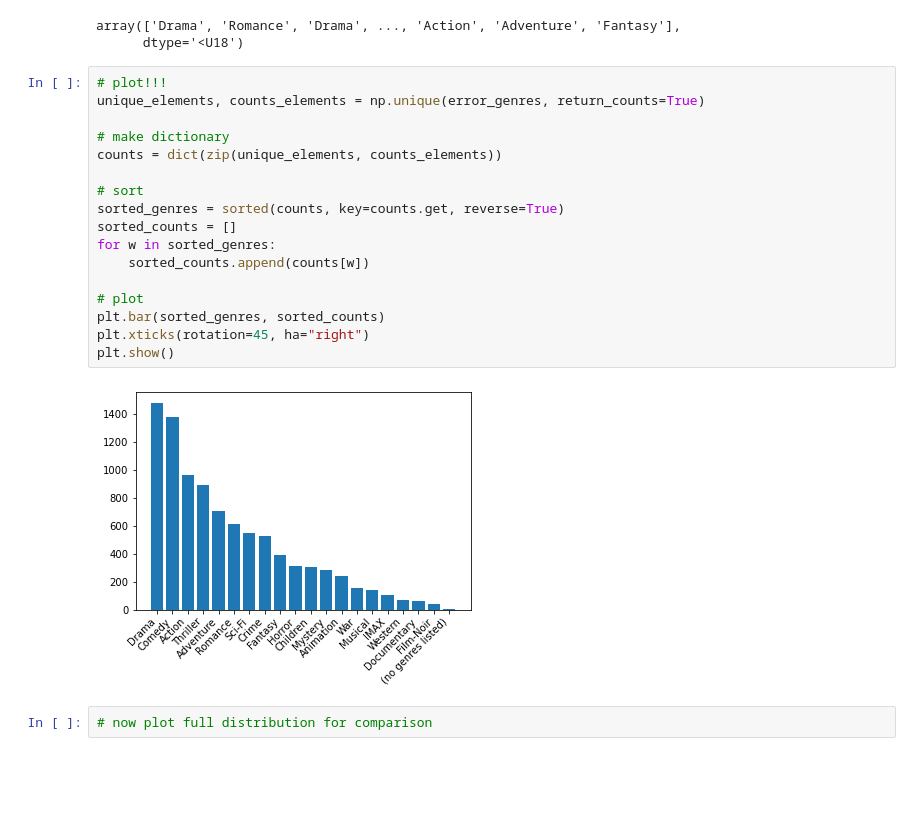
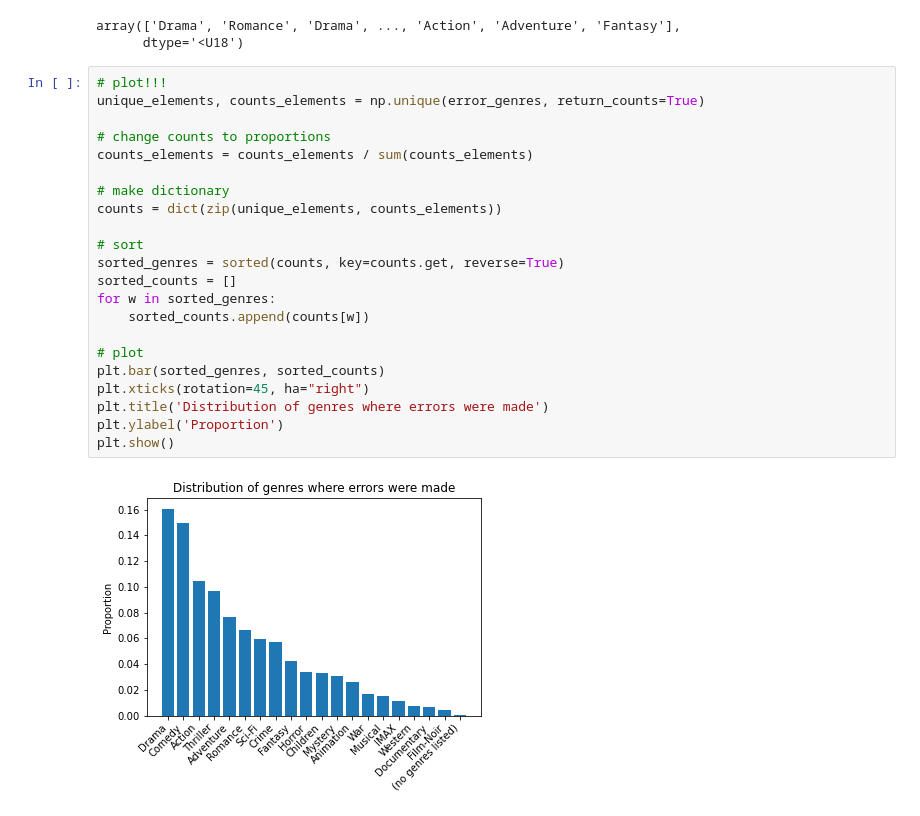
Before and after one commit to nyu-big-data/final-project-group_44, a Jupyter notebook: error_analysis/visualize.ipynb, the cells around one changed output. Saved outputs shown, nothing was run; the diff lists cells and outputs as text; blank space fills up the shorter version.

Commit message:
finished error analysis extension

```diff
--- a/error_analysis/visualize.ipynb
+++ b/error_analysis/visualize.ipynb
@@ -46,24 +46,27 @@ error_genres
 # %% [output]
 array(['Drama', 'Romance', 'Drama', ..., 'Action', 'Adventure', 'Fantasy'],
       dtype='<U18')
-# %%
-# plot!!!
-unique_elements, counts_elements = np.unique(error_genres, return_counts=True)
-
-# make dictionary
-counts = dict(zip(unique_elements, counts_elements))
-
-# sort
-sorted_genres = sorted(counts, key=counts.get, reverse=True)
-sorted_counts = []
-for w in sorted_genres:
-    sorted_counts.append(counts[w])
-
-# plot
-plt.bar(sorted_genres, sorted_counts)
-plt.xticks(rotation=45, ha="right")
-plt.show()
-# %% [output]
-[figure, removed]
-# %%
-# now plot full distribution for comparison
+# %%
+# plot!!!
+unique_elements, counts_elements = np.unique(error_genres, return_counts=True)
+
+# change counts to proportions
+counts_elements = counts_elements / sum(counts_elements)
+
+# make dictionary
+counts = dict(zip(unique_elements, counts_elements))
+
+# sort
+sorted_genres = sorted(counts, key=counts.get, reverse=True)
+sorted_counts = []
+for w in sorted_genres:
+    sorted_counts.append(counts[w])
+
+# plot
+plt.bar(sorted_genres, sorted_counts)
+plt.xticks(rotation=45, ha="right")
+plt.title('Distribution of genres where errors were made')
+plt.ylabel('Proportion')
+plt.show()
+# %% [output]
+[figure, added]
```
Also changed, not shown: parts of 17 cells of this notebook, 2 other files.
